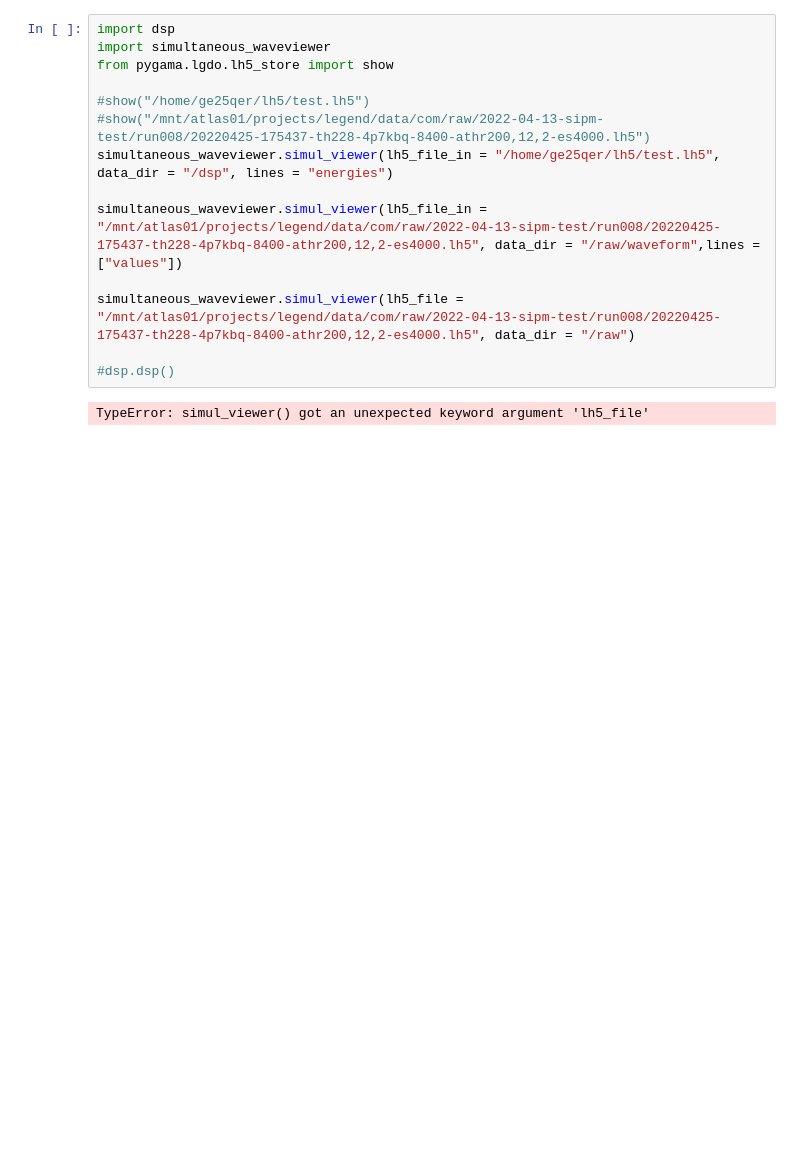
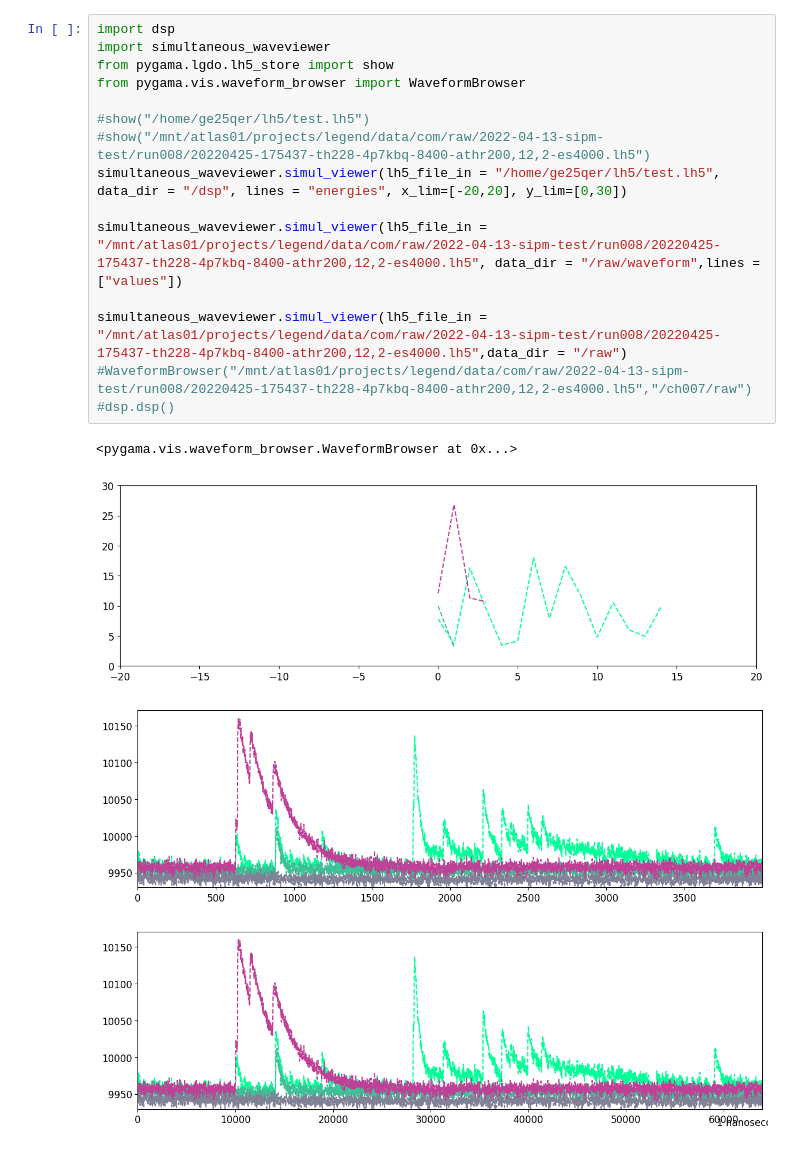
Before and after one commit to hofsi/leg-py, a Jupyter notebook: Run.ipynb, the cells around one changed output. Saved outputs shown, nothing was run; the diff lists cells and outputs as text; blank space fills up the shorter version.

```diff
--- a/Run.ipynb
+++ b/Run.ipynb
@@ -1,16 +1,20 @@
 # %%
 import dsp
 import simultaneous_waveviewer
 from pygama.lgdo.lh5_store import show
+from pygama.vis.waveform_browser import WaveformBrowser
 
 #show("/home/ge25qer/lh5/test.lh5")
 #show("/mnt/atlas01/projects/legend/data/com/raw/2022-04-13-sipm-test/run008/20220425-175437-th228-4p7kbq-8400-athr200,12,2-es4000.lh5")
-simultaneous_waveviewer.simul_viewer(lh5_file_in = "/home/ge25qer/lh5/test.lh5", data_dir = "/dsp", lines = "energies")
+simultaneous_waveviewer.simul_viewer(lh5_file_in = "/home/ge25qer/lh5/test.lh5", data_dir = "/dsp", lines = "energies", x_lim=[-20,20], y_lim=[0,30])
 
 simultaneous_waveviewer.simul_viewer(lh5_file_in = "/mnt/atlas01/projects/legend/data/com/raw/2022-04-13-sipm-test/run008/20220425-175437-th228-4p7kbq-8400-athr200,12,2-es4000.lh5", data_dir = "/raw/waveform",lines = ["values"])
 
-simultaneous_waveviewer.simul_viewer(lh5_file = "/mnt/atlas01/projects/legend/data/com/raw/2022-04-13-sipm-test/run008/20220425-175437-th228-4p7kbq-8400-athr200,12,2-es4000.lh5", data_dir = "/raw")
-
+simultaneous_waveviewer.simul_viewer(lh5_file_in = "/mnt/atlas01/projects/legend/data/com/raw/2022-04-13-sipm-test/run008/20220425-175437-th228-4p7kbq-8400-athr200,12,2-es4000.lh5",data_dir = "/raw")
+#WaveformBrowser("/mnt/atlas01/projects/legend/data/com/raw/2022-04-13-sipm-test/run008/20220425-175437-th228-4p7kbq-8400-athr200,12,2-es4000.lh5","/ch007/raw")
 #dsp.dsp()
 # %% [output]
-TypeError: simul_viewer() got an unexpected keyword argument 'lh5_file'
+<pygama.vis.waveform_browser.WaveformBrowser at 0x...>
+[figure, added]
+[figure, added]
+[figure, added]
```
Also changed, not shown: 6 other files.
